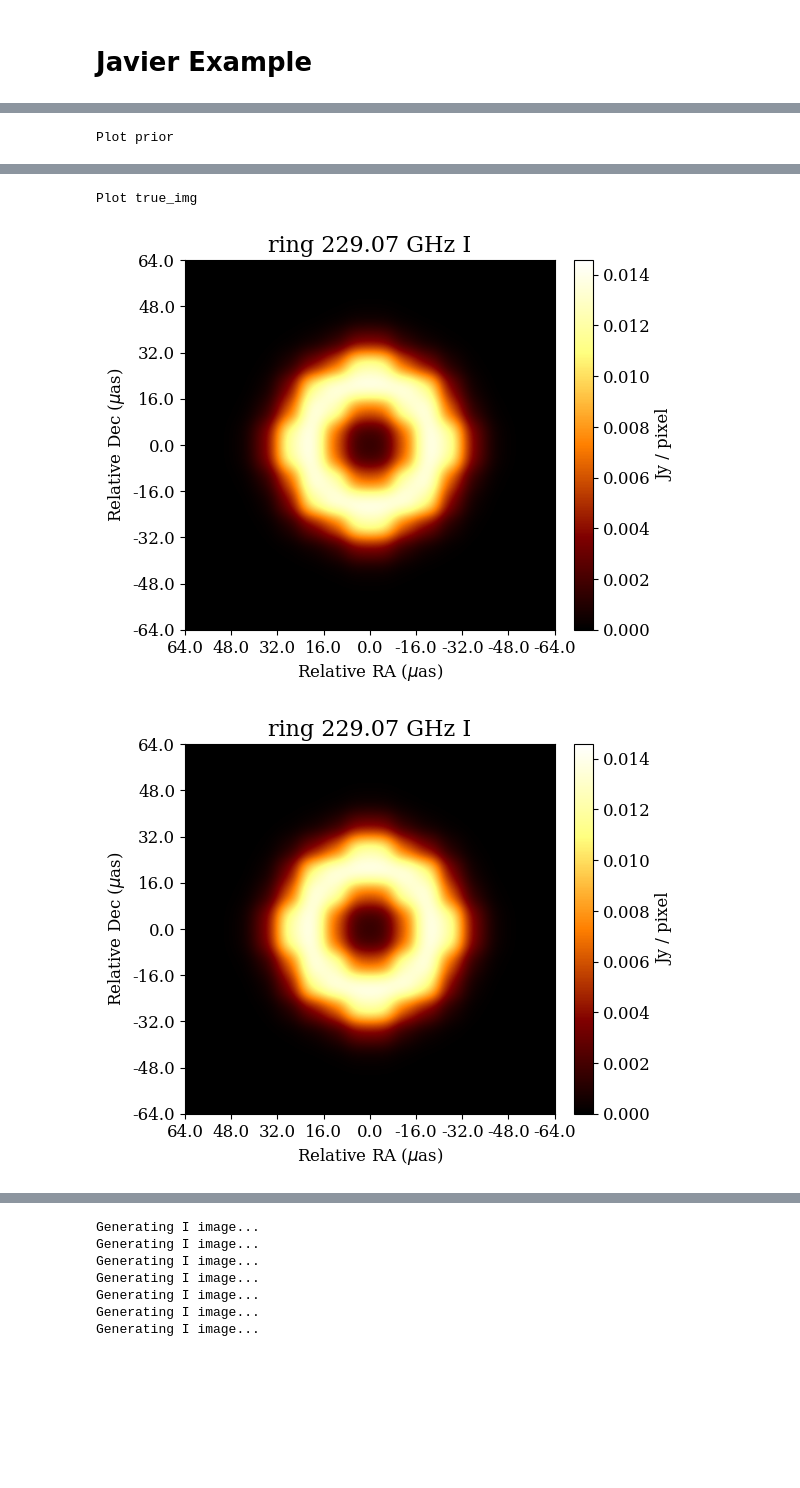
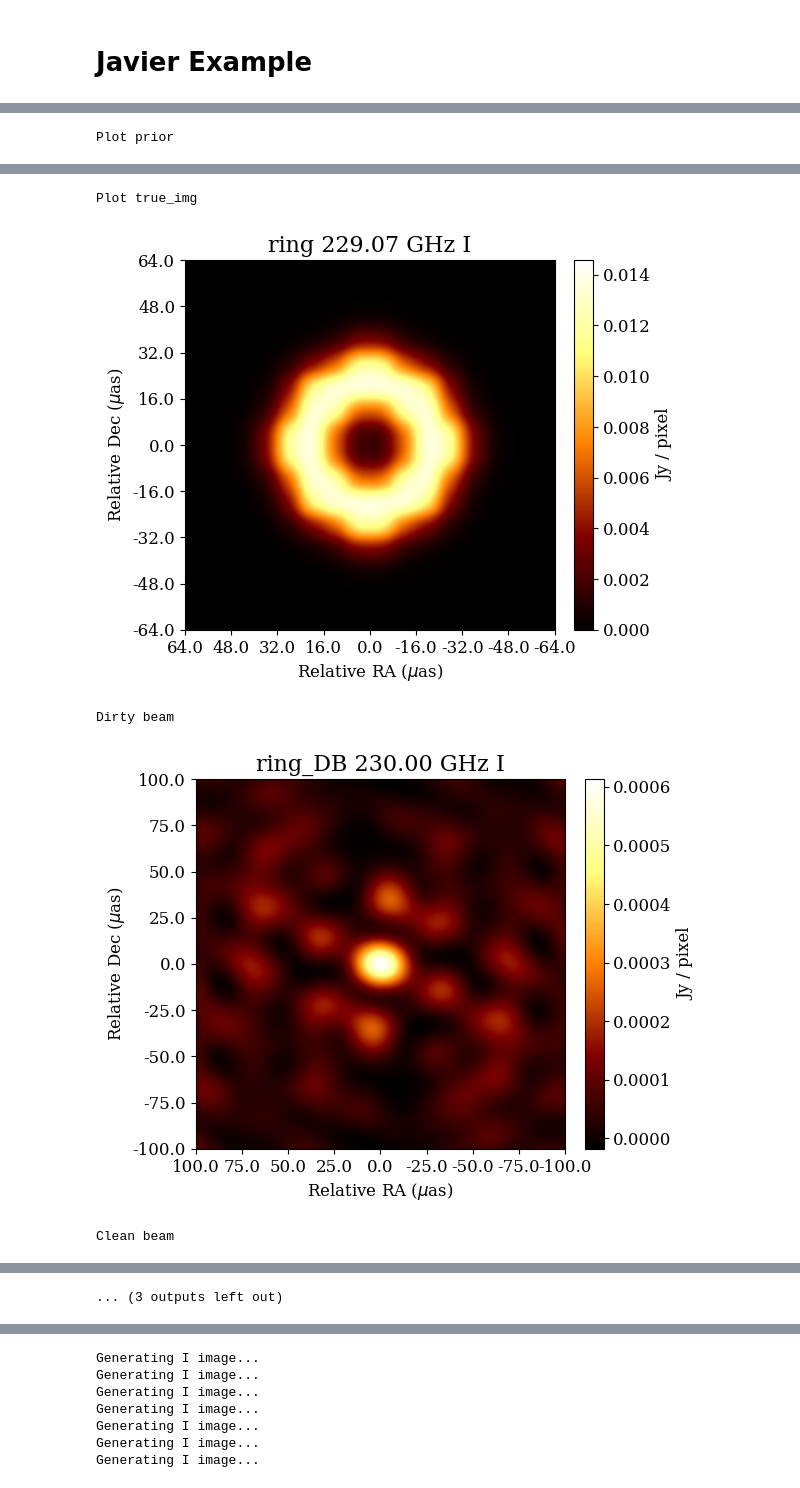
Before and after one commit to mrpiay/mrbeam, a Jupyter notebook: mrbeam_colab.ipynb, the cells around one changed output, grey strips where cells are left out. Saved outputs shown, nothing was run; the diff lists cells and outputs as text; code cells hidden in the pictures; blank space fills up the shorter version.

```diff
--- a/mrbeam_colab.ipynb
+++ b/mrbeam_colab.ipynb
@@ -120,6 +120,20 @@ print('\nPlot prior')
 prior.display()
 print('\nPlot true_img')
 true_img.display()
+
+
+npix = 128
+fov = 200*eh.RADPERUAS
+dbeam = obs.dirtybeam(npix, fov)
+print('\nDirty beam')
+dbeam.display()
+cbeam = obs.cleanbeam(npix,fov)
+print('\nClean beam')
+cbeam.display()
+dim = obs.dirtyimage(npix, fov)
+print('\nDirty image')
+dim.display()
+
 #mrpiay
 # %% [output]
 {
@@ -147,3 +161,5 @@ Plot prior
 Plot true_img
 [figure]
+Dirty beam
-[figure, old version]
+[figure, new version]
+Clean beam
@@ -150,2 +167,3 @@ Plot true_img
+... (3 outputs left out)
 # %%
 #mrpiay
```
Also changed, not shown: parts of 2 cells of this notebook.
